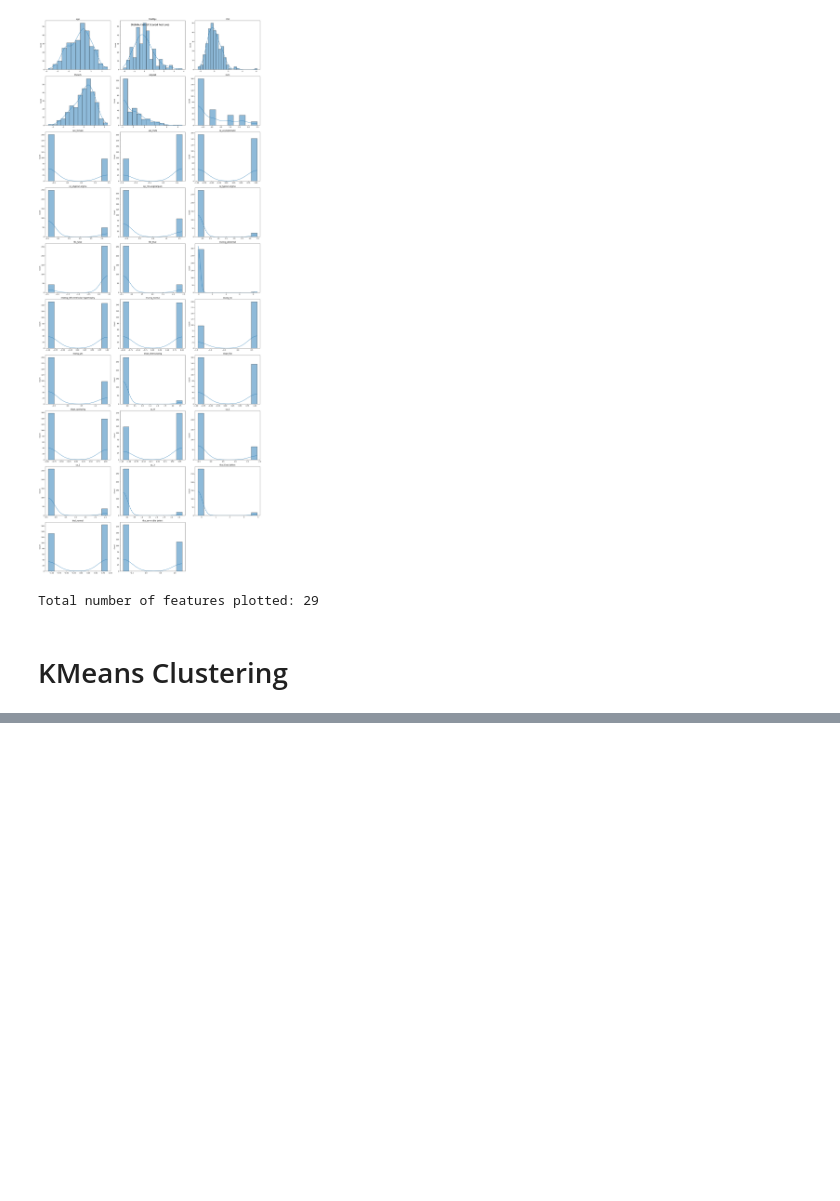
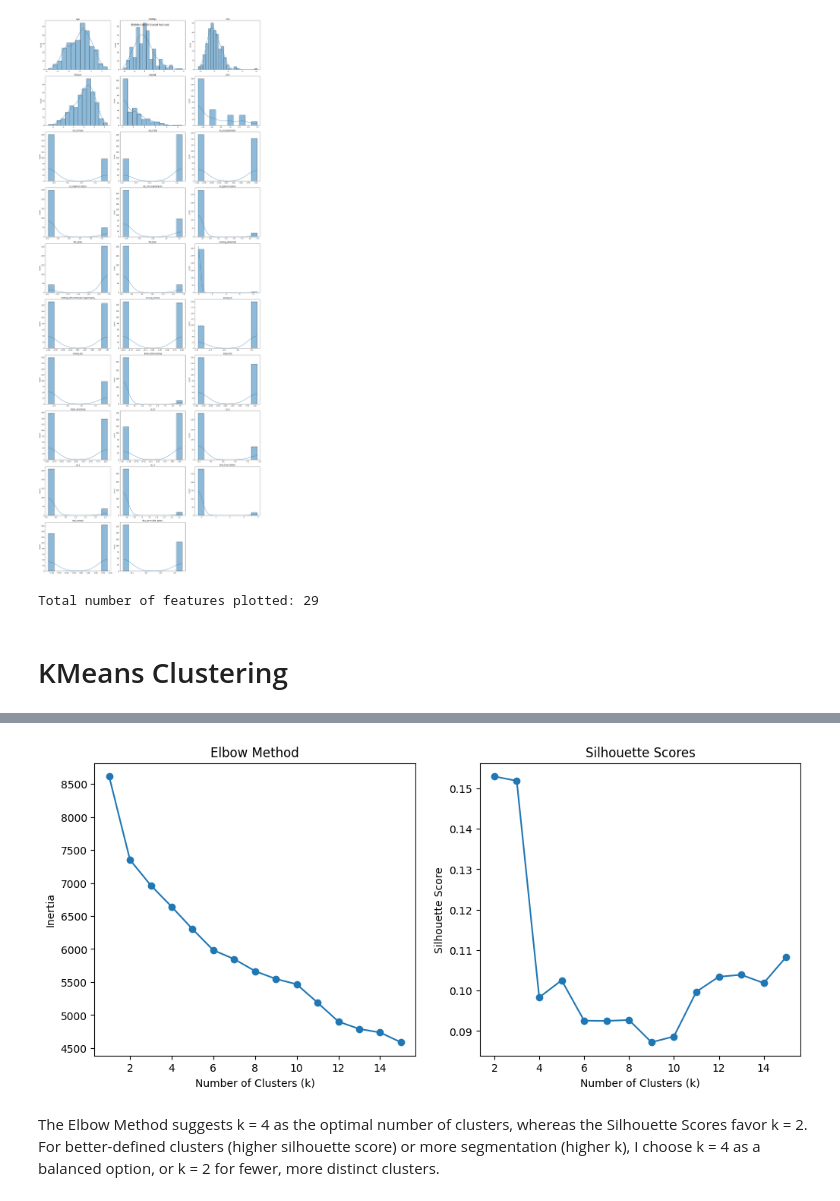
Before and after one commit to kayc0des/clustering_formative, a Jupyter notebook: clustering_formative.ipynb, the cells around one changed output, grey strips where cells are left out. Drawn from its saved outputs; the diff is of its cells as text; code cells hidden in the pictures; blank space fills up the shorter version.

```diff
--- a/clustering_formative.ipynb
+++ b/clustering_formative.ipynb
@@ -289,0 +294,32 @@ print(cluster_centers)
+# %%
+inertia = []
+silhouette_scores = []
+k_values = range(1, 16)
+
+for k in k_values:
+    kmeans = KMeans(n_clusters=k, random_state=42)
+    kmeans.fit(data_scaled)
+    inertia.append(kmeans.inertia_)
+    if k > 1:
+        score = silhouette_score(data_scaled, kmeans.labels_)
+        silhouette_scores.append(score)
+
+# Plot Elbow Method
+plt.figure(figsize=(12, 5))
+plt.subplot(1, 2, 1)
+plt.plot(k_values, inertia, marker='o')
+plt.title('Elbow Method')
+plt.xlabel('Number of Clusters (k)')
+plt.ylabel('Inertia')
+
+# Plot Silhouette Scores
+plt.subplot(1, 2, 2)
+plt.plot(k_values[1:], silhouette_scores, marker='o')
+plt.title('Silhouette Scores')
+plt.xlabel('Number of Clusters (k)')
+plt.ylabel('Silhouette Score')
+plt.show()
+# %% [output]
+[figure, added]
+# %% [markdown]
+The Elbow Method suggests k = 4 as the optimal number of clusters, whereas the Silhouette Scores favor k = 2. For better-defined clusters (higher silhouette score) or more segmentation (higher k), I choose k = 4 as a balanced option, or k = 2 for fewer, more distinct clusters.
```
Also changed, not shown: parts of 14 cells of this notebook, 2 other files.
